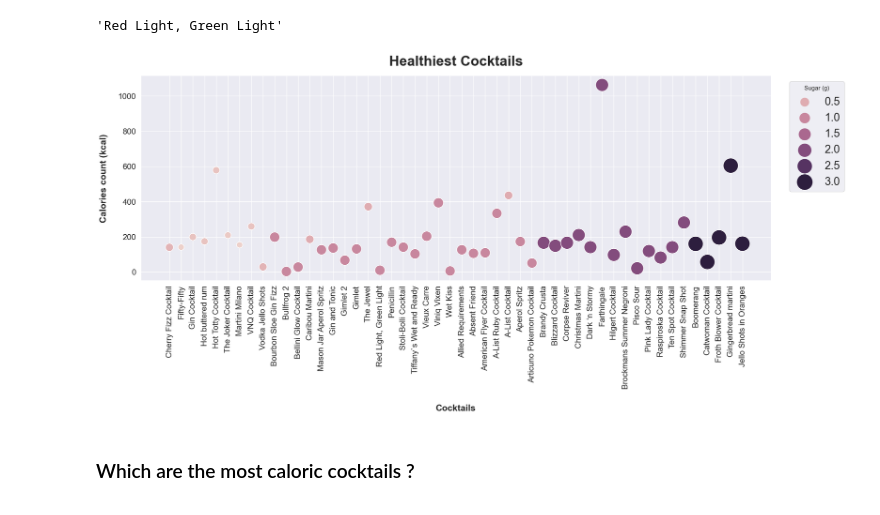
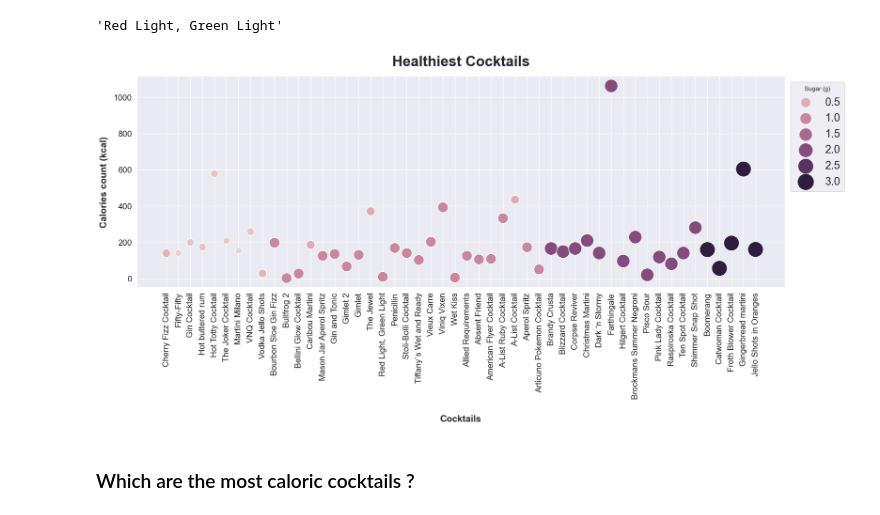
Before and after one commit to Lucien-Stephane-Ld/certification-project-DAFT410, a Jupyter notebook: data_visualization.ipynb, the cells around one changed output. Saved outputs shown, nothing was run; the diff lists cells and outputs as text; code cells hidden in the pictures.

```diff
--- a/data_visualization.ipynb
+++ b/data_visualization.ipynb
@@ -134,26 +134,26 @@ top20_healthy_2['name'][18]
 # %%
 #  WITH UPDATED DATA
 
 plt.style.use('fivethirtyeight')
 sns.set(rc={"figure.figsize":(20, 7)})
 
 data = top20_healthy_2[:50]
 
 chart_1 = sns.scatterplot(data=data, x="name", y="calories", hue="sugar", size='sugar', sizes=(150,900))
 chart_1.set_title('Healthiest Cocktails', fontdict={'size': 20, 'weight': 'bold'})
 
 plt.xticks(rotation=90, fontsize=16)
 plt.yticks(fontsize=16)
 plt.xlabel('Cocktails', fontsize=18, fontdict={'weight':'bold'}, labelpad=30);
-plt.ylabel('Calories count (kcal)', fontsize=18, fontdict={'weight':'bold'}, labelpad=20);
+plt.ylabel('Calories count (kcal)', fontsize=18, fontdict={'weight':'bold'}, labelpad=10);
 
 plt.title('Healthiest Cocktails',fontsize=28, fontweight='bold', pad=20)
 
-plt.legend(bbox_to_anchor=(1.02, 1), title='Sugar (g)', loc='upper left', fontsize=22)
+plt.legend(bbox_to_anchor=(1, 1), title='Sugar (g)', loc='upper left', fontsize=21)
 
 plt.show()
 # %% [output]
-[figure, old version]
+[figure, new version]
 # %% [markdown]
 ### Which are the most caloric cocktails ?
 # %%
```
Also changed, not shown: parts of 2 cells of this notebook, 3 other files.
